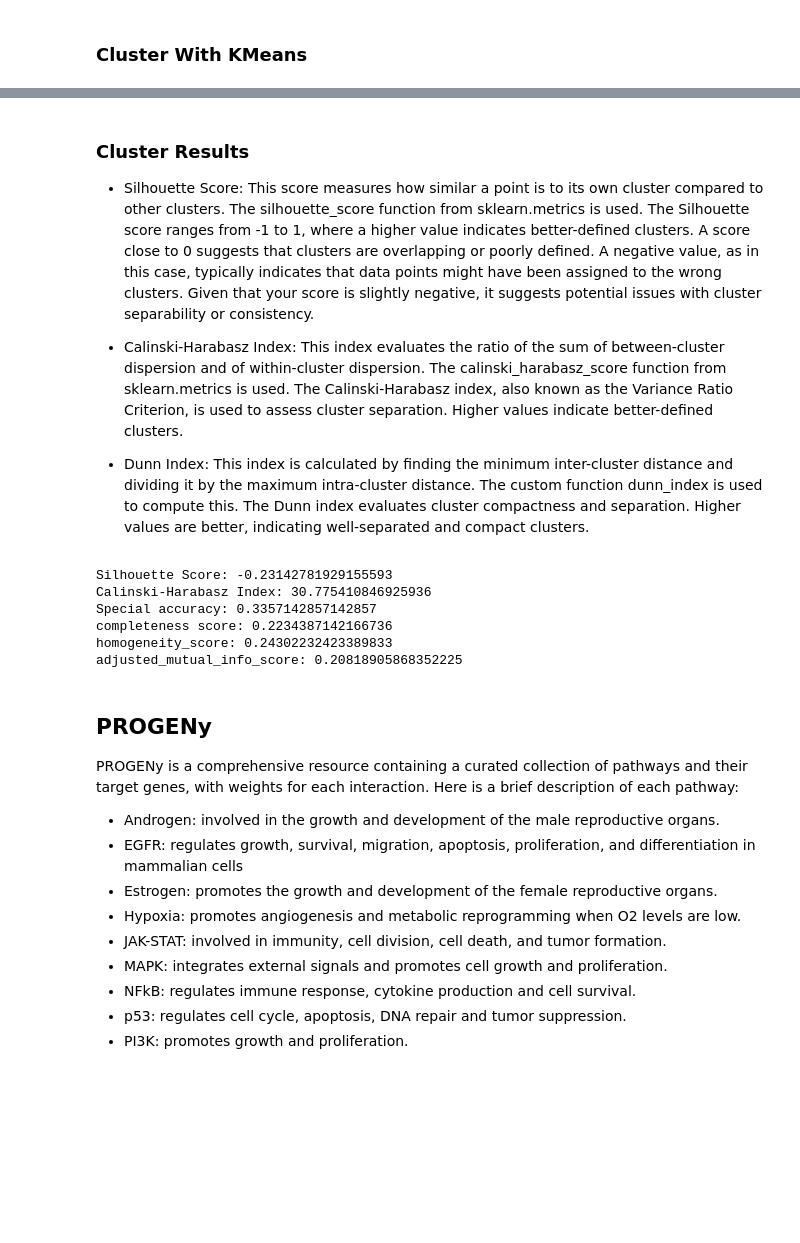
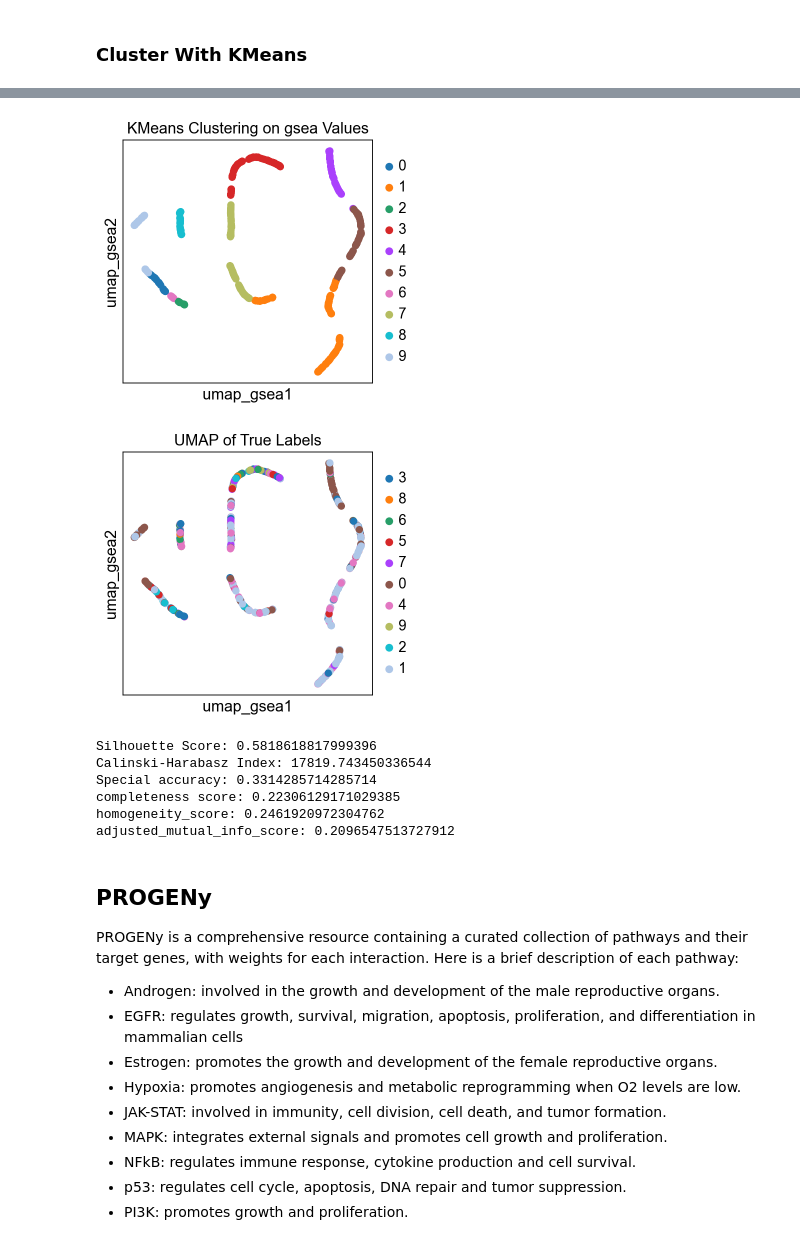
Before and after one commit to zurkin1/PathSingle, a Jupyter notebook: pathsingle/bench_pbmc.ipynb, the cells around one changed output, grey strips where cells are left out. Saved outputs shown, nothing was run; the diff lists cells and outputs as text; code cells hidden in the pictures; blank space fills up the shorter version.

Commit message:
modified:   pathsingle/bench_pbmc.ipynb 	modified:   pathsingle/data/output_activity.csv 	modified:   pathsingle/data/output_interaction_activity.csv 	modified:   pathsingle/metrics.py

```diff
--- a/pathsingle/bench_pbmc.ipynb
+++ b/pathsingle/bench_pbmc.ipynb
@@ -184,22 +218,2 @@ np.save('./data/gsea_results_matrix.npy', gsea_results_matrix)
 # %% [markdown]
 ### Cluster With KMeans
-# %%
-#Load the GSEA results matrix.
-gsea_results_matrix = np.load('./data/gsea_results_matrix.npy')
-
-#Perform KMeans clustering on the UMAP coordinates.
-kmeans = KMeans(n_clusters=10, random_state=0).fit(gsea_results_matrix)
-
-#Perform UMAP on the results matrix.
-umap_model = umap.UMAP(n_neighbors=15, random_state=0)
-umap_coords = umap_model.fit_transform(gsea_results_matrix)
-
-#Add the UMAP coordinates and clustering results to the AnnData object.
-adata.obsm['umap_gsea'] = umap_coords
-adata.obs['kmeans_gsea'] = pd.Categorical(kmeans.labels_)
-
-#Plot the UMAP with KMeans clustering results using Scanpy.
-#sc.pl.umap(adata, color=['kmeans1'], title='KMeans Clustering on Simulated GSEA NES Values', obsm_key='umap_gsea')
-#sc.pl.umap(adata, color=["labels"], title="UMAP of True Labels", obsm_key='umap_gsea')
-sc.pl.embedding(adata, basis='umap_gsea', color=['kmeans_gsea'], title='KMeans Clustering on Simulated GSEA NES Values')
-sc.pl.embedding(adata, basis='umap_gsea', color=["labels"], title="UMAP of True Labels")
@@ -209,27 +220,21 @@ sc.pl.embedding(adata, basis='umap_gsea', color=["labels"], title="UMAP of True
-# %% [markdown]
-### Cluster Results
-
- - Silhouette Score: This score measures how similar a point is to its own cluster compared to other clusters. The silhouette_score function from sklearn.metrics is used. The Silhouette score ranges from -1 to 1, where a higher value indicates better-defined clusters. A score close to 0 suggests that clusters are overlapping or poorly defined. A negative value, as in this case, typically indicates that data points might have been assigned to the wrong clusters. Given that your score is slightly negative, it suggests potential issues with cluster separability or consistency.
-
- - Calinski-Harabasz Index: This index evaluates the ratio of the sum of between-cluster dispersion and of within-cluster dispersion. The calinski_harabasz_score function from sklearn.metrics is used. The Calinski-Harabasz index, also known as the Variance Ratio Criterion, is used to assess cluster separation. Higher values indicate better-defined clusters.
-
- - Dunn Index: This index is calculated by finding the minimum inter-cluster distance and dividing it by the maximum intra-cluster distance. The custom function dunn_index is used to compute this.
- The Dunn index evaluates cluster compactness and separation. Higher values are better, indicating well-separated and compact clusters.
-# %%
-#Extract pathway activity matrix for metric calculation.
-pathway_activity_matrix = adata.obsm['X_umap']
-
-#We use cdata.obs.data, the true labels.
-true_labels = adata.obs.labels
-
-print_stats(pathway_activity_matrix, true_labels, kmeans.labels_)
-# %% [output]
-Silhouette Score: -0.23142781929155593
-Calinski-Harabasz Index: 30.775410846925936
-Special accuracy: 0.3357142857142857
-completeness score: 0.2234387142166736
-homogeneity_score: 0.24302232423389833
-adjusted_mutual_info_score: 0.20818905868352225
+# %%
+#Load the GSEA results matrix.
+results_matrix = np.load('./data/gsea_results_matrix.npy')
+
+#Perform KMeans clustering and plot UMAP.
+kmeans = cluster_with_kmeans('gsea', results_matrix, adata, n_clusters=10)
+
+#Print metric results.
+print_stats(results_matrix, true_labels, kmeans.labels_)
+# %% [output]
+[figure, added]
+[figure, added]
+Silhouette Score: 0.5818618817999396
+Calinski-Harabasz Index: 17819.743450336544
+Special accuracy: 0.3314285714285714
+completeness score: 0.22306129171029385
+homogeneity_score: 0.2461920972304762
+adjusted_mutual_info_score: 0.2096547513727912
 # %% [markdown]
 ## PROGENy
 PROGENy is a comprehensive resource containing a curated collection of pathways and their target genes, with weights for each interaction. Here is a brief description of each pathway:
```
Also changed, not shown: parts of 34 cells of this notebook, 3 other files.
